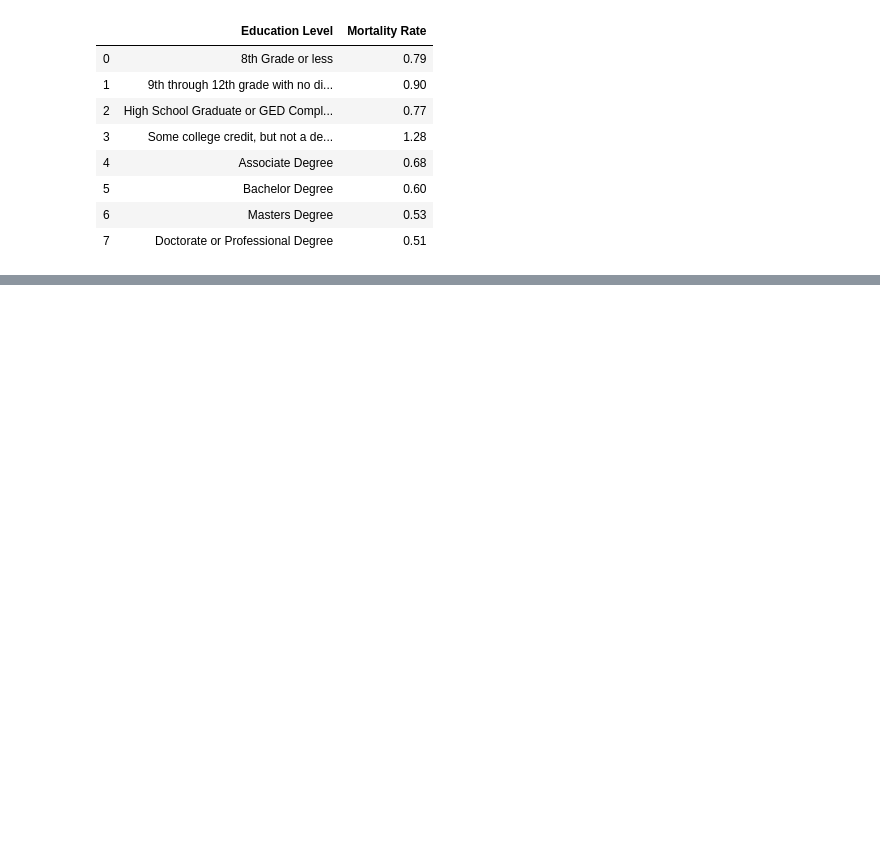
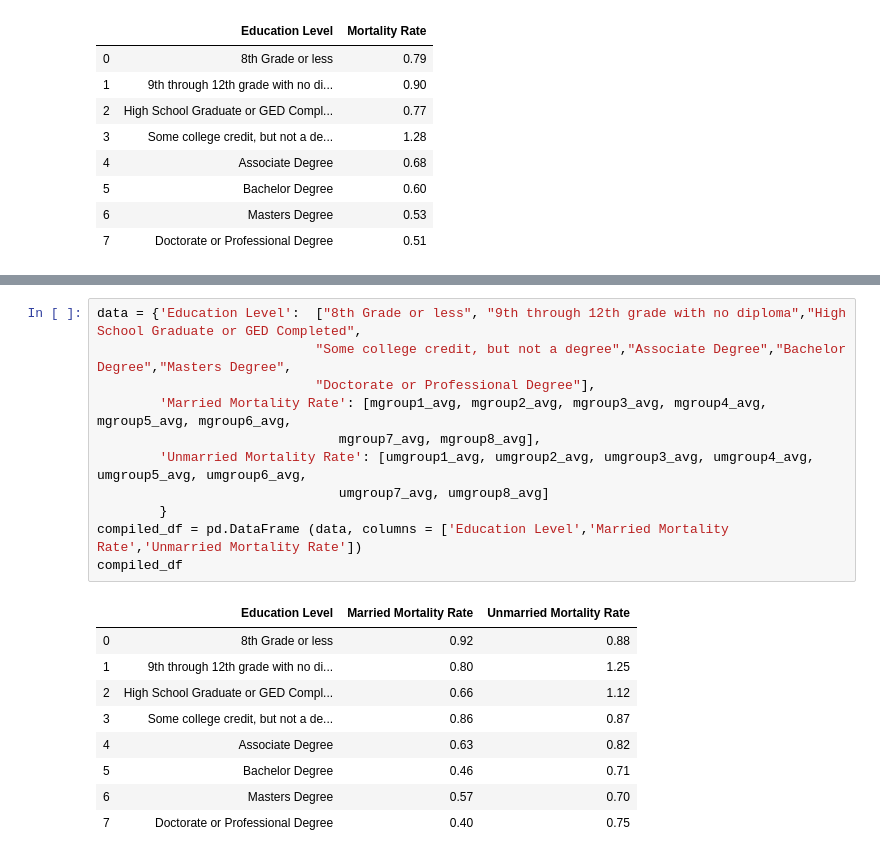
Before and after one commit to maxwilde3/project-one, a Jupyter notebook: mvp/Education Level vs Infant Mortality/Infant Mortality vs Maternal Education.ipynb, the cells around one changed output, grey strips where cells are left out. Drawn from its saved outputs; the diff is of its cells as text; blank space fills up the shorter version.

```diff
--- a/mvp/Education Level vs Infant Mortality/Infant Mortality vs Maternal Education.ipynb
+++ b/mvp/Education Level vs Infant Mortality/Infant Mortality vs Maternal Education.ipynb
@@ -232,0 +395,21 @@ plt.show()
+# %%
+data = {'Education Level':  ["8th Grade or less", "9th through 12th grade with no diploma","High School Graduate or GED Completed",
+                            "Some college credit, but not a degree","Associate Degree","Bachelor Degree","Masters Degree",
+                            "Doctorate or Professional Degree"],
+        'Married Mortality Rate': [mgroup1_avg, mgroup2_avg, mgroup3_avg, mgroup4_avg, mgroup5_avg, mgroup6_avg,
+                               mgroup7_avg, mgroup8_avg],
+        'Unmarried Mortality Rate': [umgroup1_avg, umgroup2_avg, umgroup3_avg, umgroup4_avg, umgroup5_avg, umgroup6_avg,
+                               umgroup7_avg, umgroup8_avg]
+        }
+compiled_df = pd.DataFrame (data, columns = ['Education Level','Married Mortality Rate','Unmarried Mortality Rate'])
+compiled_df
+# %% [output]
+|  | Education Level | Married Mortality Rate | Unmarried Mortality Rate |
+| 0 | 8th Grade or less | 0.92 | 0.88 |
+| 1 | 9th through 12th grade with no di... | 0.80 | 1.25 |
+| 2 | High School Graduate or GED Compl... | 0.66 | 1.12 |
+| 3 | Some college credit, but not a de... | 0.86 | 0.87 |
+| 4 | Associate Degree | 0.63 | 0.82 |
+| 5 | Bachelor Degree | 0.46 | 0.71 |
+| 6 | Masters Degree | 0.57 | 0.70 |
+| 7 | Doctorate or Professional Degree | 0.40 | 0.75 |
```
Also changed, not shown: parts of 18 cells of this notebook, 10 other files.
